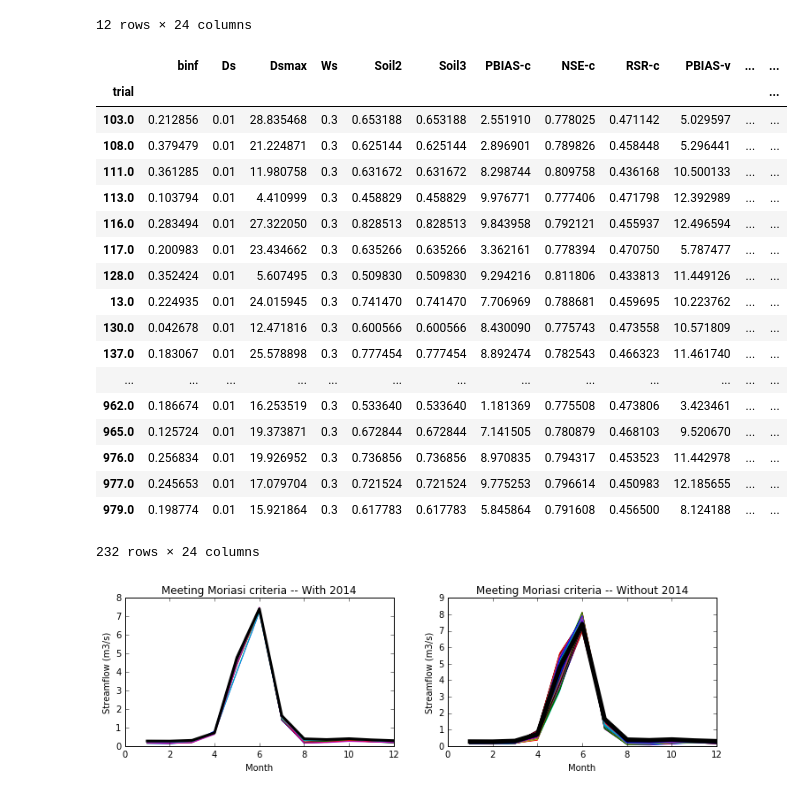
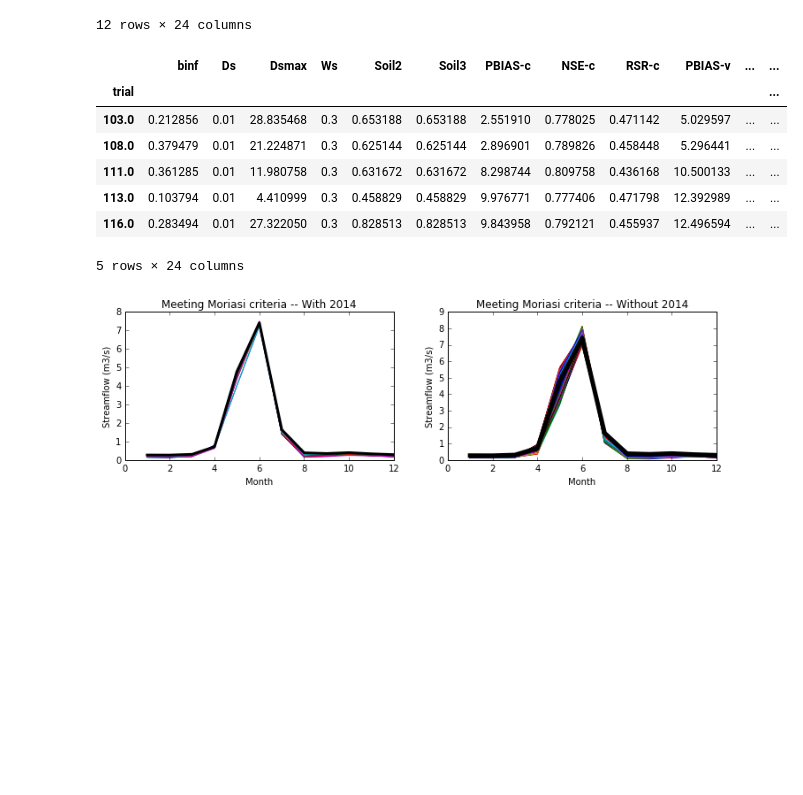
Before and after one commit to carriemorrill/LittleWindyHill, a Jupyter notebook: Calibration-NorthBrush.ipynb, the cells around one changed output. Cells and saved outputs as stored; diff of their text form; code cells hidden in the pictures; blank space fills up the shorter version.

```diff
--- a/Calibration-NorthBrush.ipynb
+++ b/Calibration-NorthBrush.ipynb
@@ -124,35 +102,24 @@ cstats
 | 8.0 | 0.186825 | 0.01 | 11.527767 | 0.3 | 0.568773 | 0.568773 | 9.757819 | 0.750657 | 0.499342 | 8.423771 | ... | ... |
 12 rows × 24 columns
 # %%
-path = r'C:\Users\carrie.morrill\Jupyter\CALIBRATION\BRUSH-GOOD-no1114'
+path = r'C:\Users\carrie.morrill\Jupyter\CALIBRATION\BRUSH-GOOD-no2014'
 all_files = glob.glob(os.path.join(path, "*sum*.txt"))
 df_from_each_file = (pd.read_csv(f, header=None, delim_whitespace=True) for f in all_files)
 cstats2 = pd.concat(df_from_each_file, axis=0, ignore_index=True)
 cstats2.columns = ['trial','binf','Ds','Dsmax','Ws','Soil2','Soil3','PBIAS-c','NSE-c','RSR-c','PBIAS-v','NSE-v','RSR-v',
             'Jan','Feb','Mar','Apr','May','Jun','Jul','Aug','Sep','Oct','Nov','Dec']
 cstats2 = cstats2.set_index('trial')
-cstats2
+cstats2.head(5)
 #print(cstats['PBIAS-v'].mean(),cstats['NSE-v'].mean(),cstats['RSR-v'].mean())
 # %% [output]
 |  | binf | Ds | Dsmax | Ws | Soil2 | Soil3 | PBIAS-c | NSE-c | RSR-c | PBIAS-v | ... | ... |
 | trial |  |  |  |  |  |  |  |  |  |  |  | ... |
 | 103.0 | 0.212856 | 0.01 | 28.835468 | 0.3 | 0.653188 | 0.653188 | 2.551910 | 0.778025 | 0.471142 | 5.029597 | ... | ... |
 | 108.0 | 0.379479 | 0.01 | 21.224871 | 0.3 | 0.625144 | 0.625144 | 2.896901 | 0.789826 | 0.458448 | 5.296441 | ... | ... |
 | 111.0 | 0.361285 | 0.01 | 11.980758 | 0.3 | 0.631672 | 0.631672 | 8.298744 | 0.809758 | 0.436168 | 10.500133 | ... | ... |
 | 113.0 | 0.103794 | 0.01 | 4.410999 | 0.3 | 0.458829 | 0.458829 | 9.976771 | 0.777406 | 0.471798 | 12.392989 | ... | ... |
 | 116.0 | 0.283494 | 0.01 | 27.322050 | 0.3 | 0.828513 | 0.828513 | 9.843958 | 0.792121 | 0.455937 | 12.496594 | ... | ... |
-| 117.0 | 0.200983 | 0.01 | 23.434662 | 0.3 | 0.635266 | 0.635266 | 3.362161 | 0.778394 | 0.470750 | 5.787477 | ... | ... |
-| 128.0 | 0.352424 | 0.01 | 5.607495 | 0.3 | 0.509830 | 0.509830 | 9.294216 | 0.811806 | 0.433813 | 11.449126 | ... | ... |
-| 13.0 | 0.224935 | 0.01 | 24.015945 | 0.3 | 0.741470 | 0.741470 | 7.706969 | 0.788681 | 0.459695 | 10.223762 | ... | ... |
-| 130.0 | 0.042678 | 0.01 | 12.471816 | 0.3 | 0.600566 | 0.600566 | 8.430090 | 0.775743 | 0.473558 | 10.571809 | ... | ... |
-| 137.0 | 0.183067 | 0.01 | 25.578898 | 0.3 | 0.777454 | 0.777454 | 8.892474 | 0.782543 | 0.466323 | 11.461740 | ... | ... |
-| ... | ... | ... | ... | ... | ... | ... | ... | ... | ... | ... | ... | ... |
-| 962.0 | 0.186674 | 0.01 | 16.253519 | 0.3 | 0.533640 | 0.533640 | 1.181369 | 0.775508 | 0.473806 | 3.423461 | ... | ... |
-| 965.0 | 0.125724 | 0.01 | 19.373871 | 0.3 | 0.672844 | 0.672844 | 7.141505 | 0.780879 | 0.468103 | 9.520670 | ... | ... |
-| 976.0 | 0.256834 | 0.01 | 19.926952 | 0.3 | 0.736856 | 0.736856 | 8.970835 | 0.794317 | 0.453523 | 11.442978 | ... | ... |
-| 977.0 | 0.245653 | 0.01 | 17.079704 | 0.3 | 0.721524 | 0.721524 | 9.775253 | 0.796614 | 0.450983 | 12.185655 | ... | ... |
-| 979.0 | 0.198774 | 0.01 | 15.921864 | 0.3 | 0.617783 | 0.617783 | 5.845864 | 0.791608 | 0.456500 | 8.124188 | ... | ... |
-232 rows × 24 columns
+5 rows × 24 columns
 # %%
 flip2 = cstats.transpose()  # hydrograph plot of simulations meeting Moriasi criteria
 flip3 = cstats2.transpose()
```
Also changed, not shown: parts of 4 cells of this notebook.
